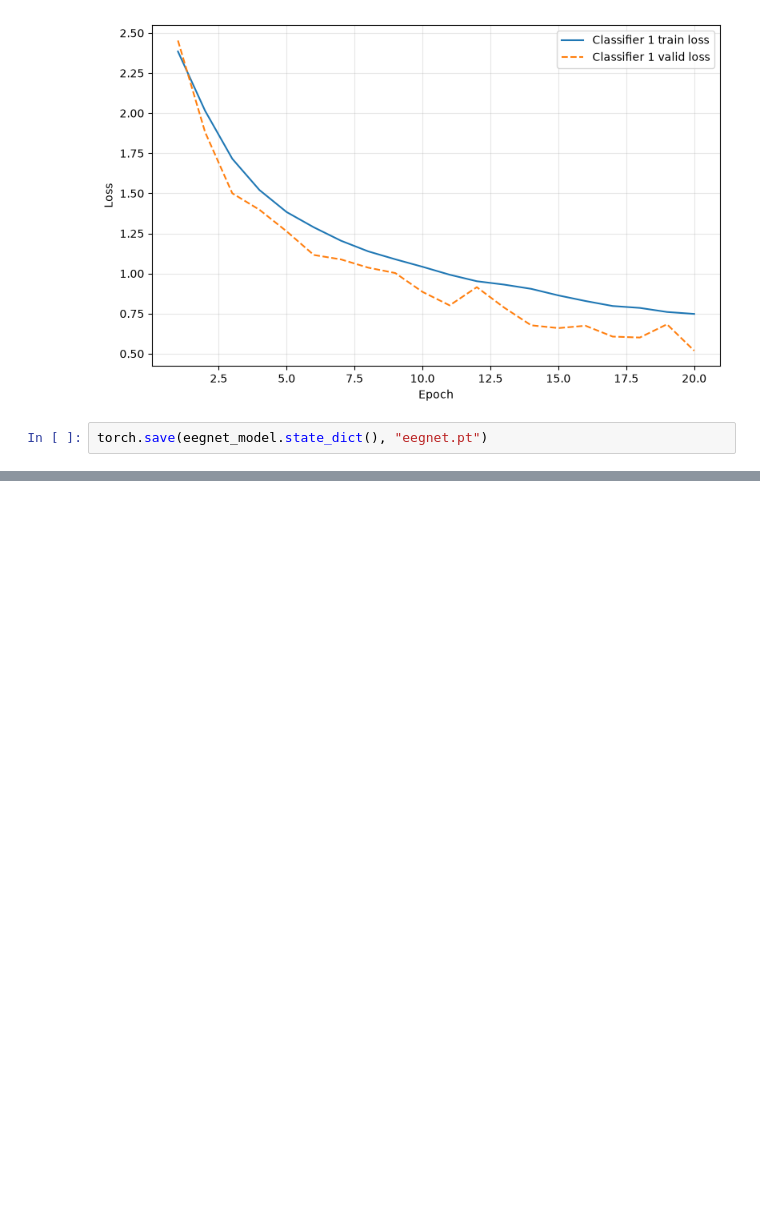
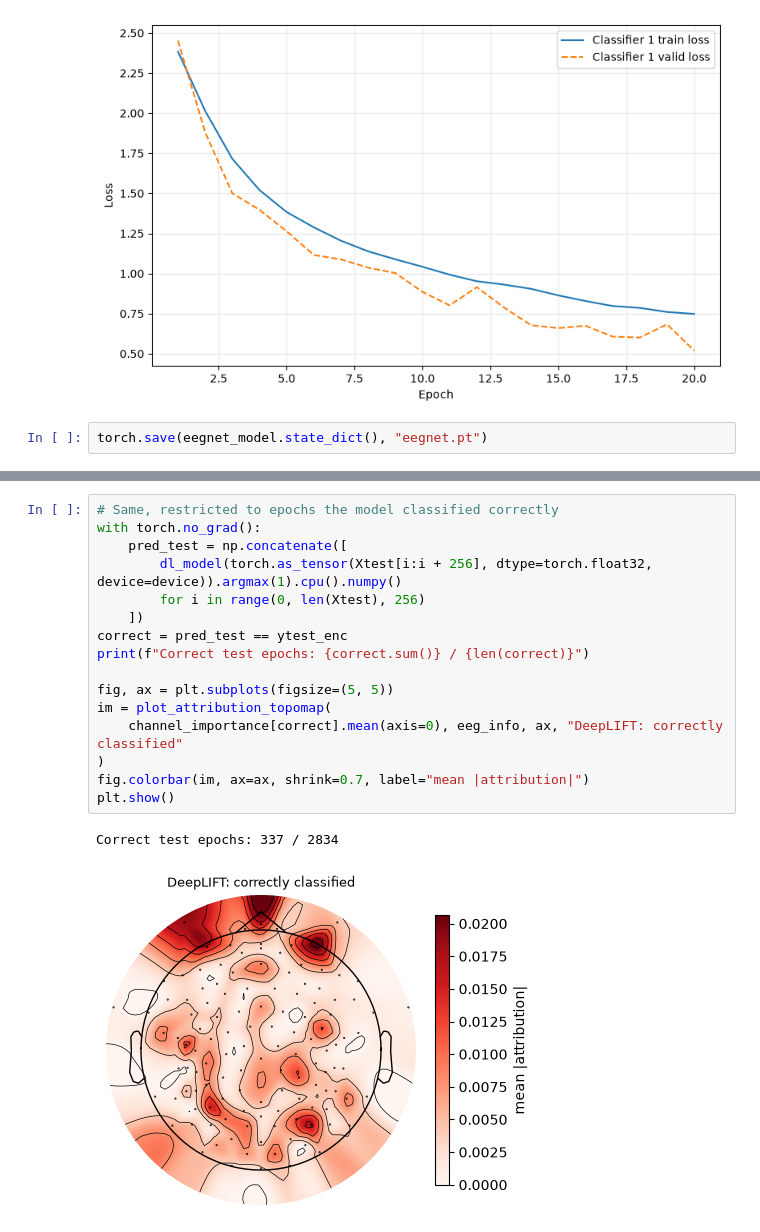
Before and after one commit to aureateAnatidae/2026-capstone, a Jupyter notebook: MUSIN-G.ipynb, the cells around one changed output, grey strips where cells are left out. Drawn from its saved outputs; the diff is of its cells as text; blank space fills up the shorter version.

```diff
--- a/MUSIN-G.ipynb
+++ b/MUSIN-G.ipynb
@@ -427,0 +553,19 @@ torch.save(eegnet_model.state_dict(), "eegnet.pt")
+# %%
+# Same, restricted to epochs the model classified correctly
+with torch.no_grad():
+    pred_test = np.concatenate([
+        dl_model(torch.as_tensor(Xtest[i:i + 256], dtype=torch.float32, device=device)).argmax(1).cpu().numpy()
+        for i in range(0, len(Xtest), 256)
+    ])
+correct = pred_test == ytest_enc
+print(f"Correct test epochs: {correct.sum()} / {len(correct)}")
+
+fig, ax = plt.subplots(figsize=(5, 5))
+im = plot_attribution_topomap(
+    channel_importance[correct].mean(axis=0), eeg_info, ax, "DeepLIFT: correctly classified"
+)
+fig.colorbar(im, ax=ax, shrink=0.7, label="mean |attribution|")
+plt.show()
+# %% [output]
+Correct test epochs: 337 / 2834
+[figure, added]
```
Also changed, not shown: parts of 7 cells of this notebook, 2 other files.
